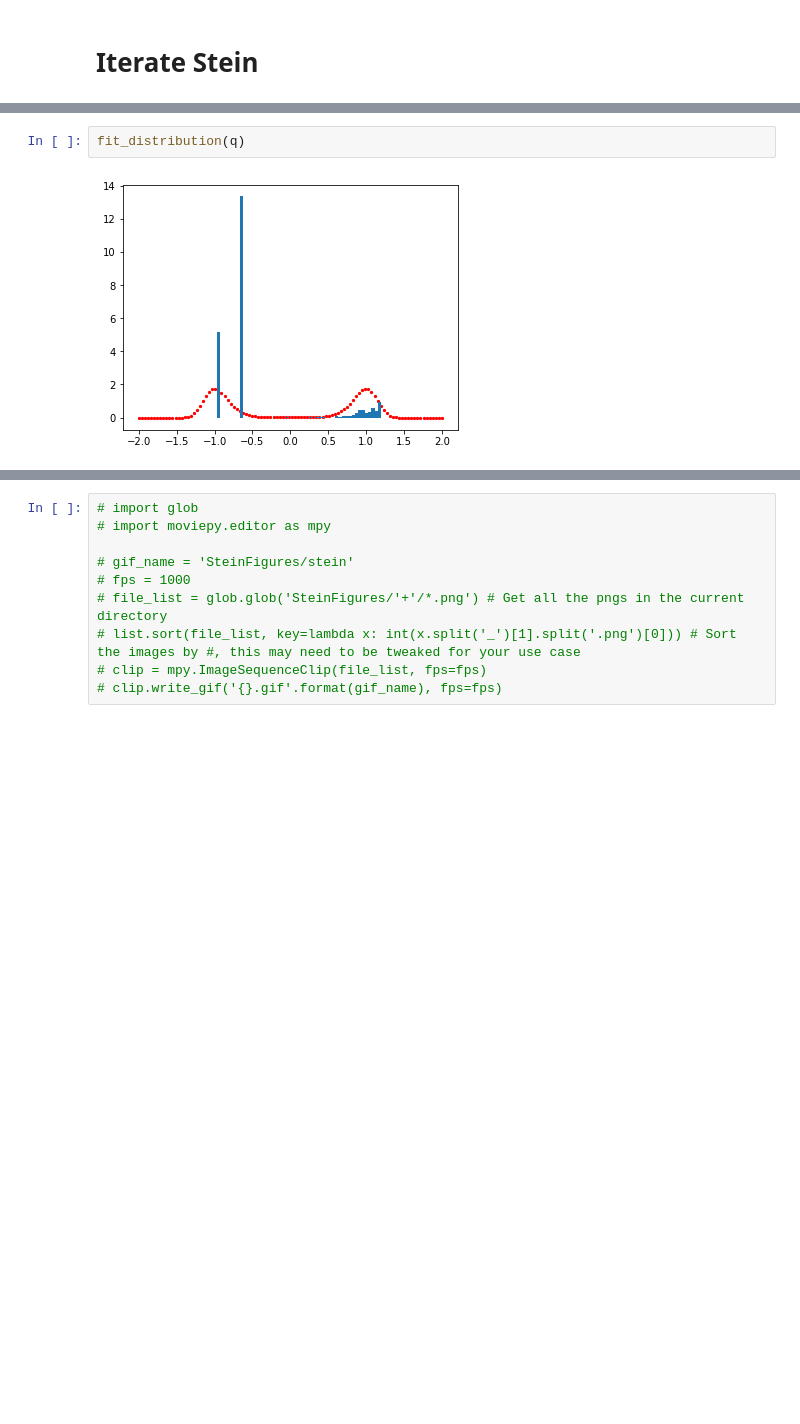
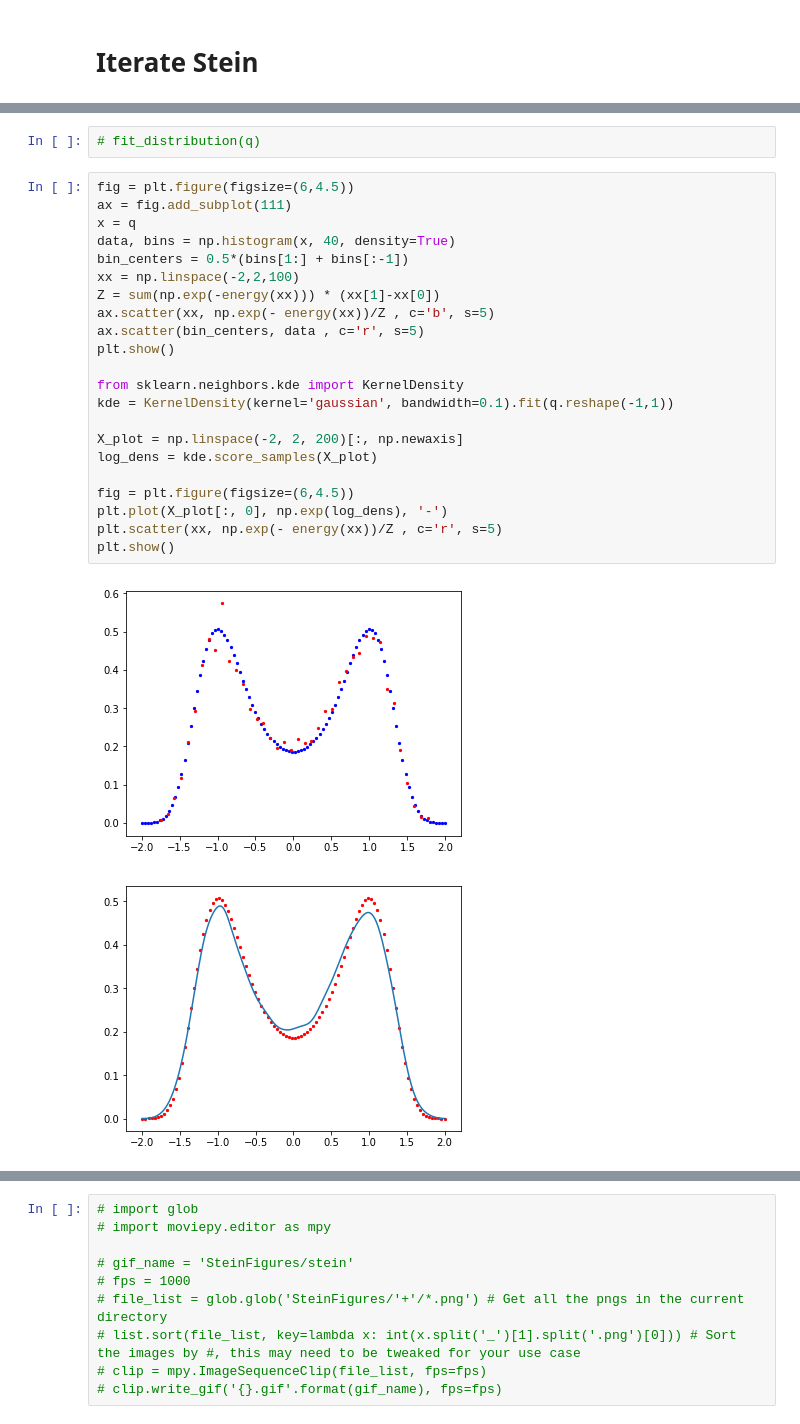
Before and after one commit to ZofiaTr/DFM, a Jupyter notebook: interactivePython/toyModel_Stein.ipynb, the cells around one changed output, grey strips where cells are left out. Saved outputs shown, nothing was run; the diff lists cells and outputs as text; blank space fills up the shorter version.

```diff
--- a/interactivePython/toyModel_Stein.ipynb
+++ b/interactivePython/toyModel_Stein.ipynb
@@ -219,5 +217,28 @@ def fit_distribution(x):
-# %%
-fit_distribution(q)
-# %% [output]
-[figure, removed]
+# %%
+# fit_distribution(q)
+# %%
+fig = plt.figure(figsize=(6,4.5))
+ax = fig.add_subplot(111)
+x = q
+data, bins = np.histogram(x, 40, density=True)
+bin_centers = 0.5*(bins[1:] + bins[:-1])
+xx = np.linspace(-2,2,100)
+Z = sum(np.exp(-energy(xx))) * (xx[1]-xx[0])
+ax.scatter(xx, np.exp(- energy(xx))/Z , c='b', s=5)
+ax.scatter(bin_centers, data , c='r', s=5)
+plt.show()
+
+from sklearn.neighbors.kde import KernelDensity
+kde = KernelDensity(kernel='gaussian', bandwidth=0.1).fit(q.reshape(-1,1))
+
+X_plot = np.linspace(-2, 2, 200)[:, np.newaxis]
+log_dens = kde.score_samples(X_plot)
+
+fig = plt.figure(figsize=(6,4.5))
+plt.plot(X_plot[:, 0], np.exp(log_dens), '-')
+plt.scatter(xx, np.exp(- energy(xx))/Z , c='r', s=5)
+plt.show()
+# %% [output]
+[figure, added]
+[figure, added]
 # %%
```
Also changed, not shown: parts of 10 cells of this notebook.
